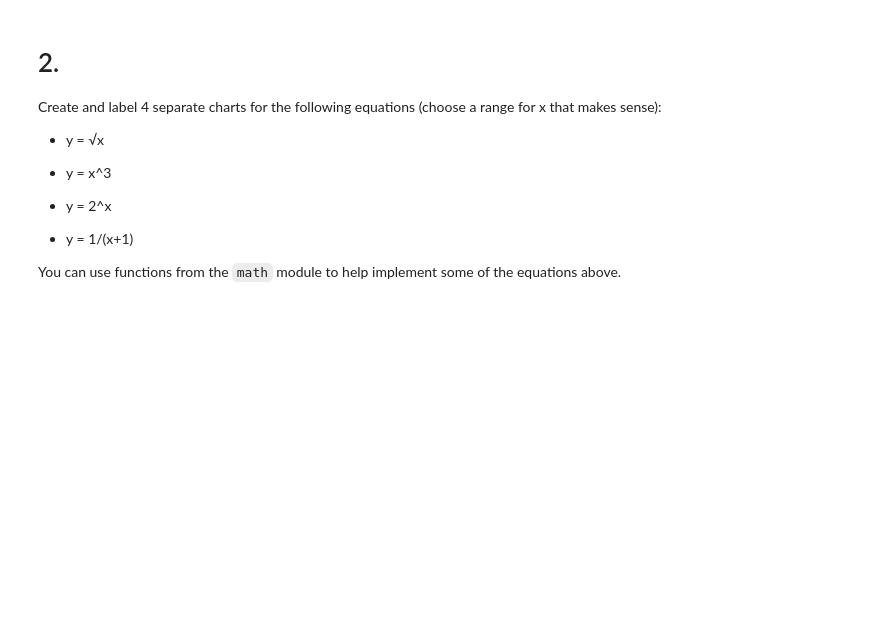
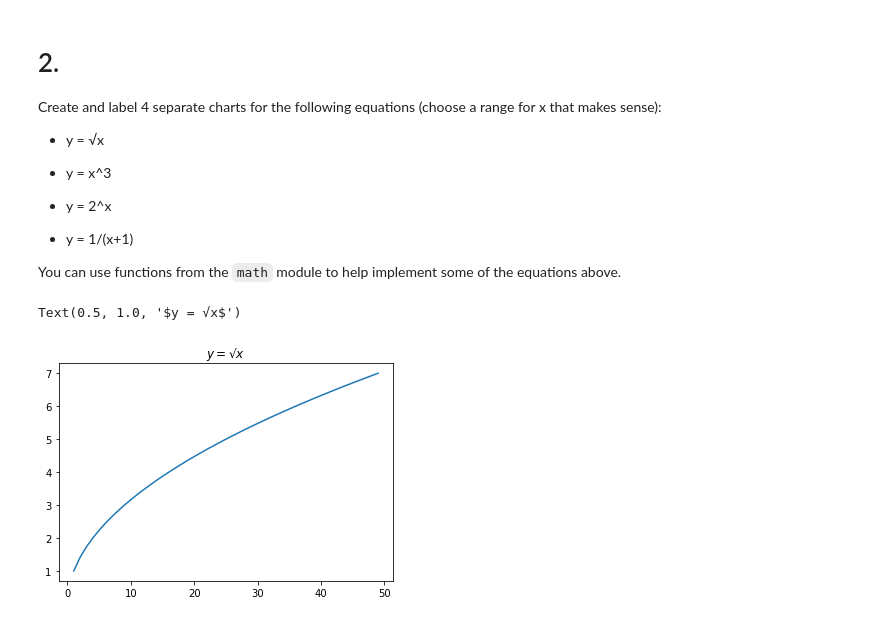
Before and after one commit to o0amandagomez0o/numpy-pandas-visualization-exercises, a Jupyter notebook: matplotlib_exercises.ipynb, the cells around one changed output. Cells and saved outputs as stored; diff of their text form; code cells hidden in the pictures; blank space fills up the shorter version.

```diff
--- a/matplotlib_exercises.ipynb
+++ b/matplotlib_exercises.ipynb
@@ -43,3 +43,13 @@ Create and label 4 separate charts for the following equations (choose a range f
 - y = 1/(x+1)
 
 You can use functions from the `math` module to help implement some of the equations above.
+# %%
+x1 = [x for x in range(1,50)]
+y1 = [math.sqrt(x) for x in range(1,50)]
+
+
+plt.plot(x1,y1)
+plt.title('$y = √x$')
+# %% [output]
+Text(0.5, 1.0, '$y = √x$')
+[figure, added]
```
Also changed, not shown: parts of 9 cells of this notebook, 3 other files.
